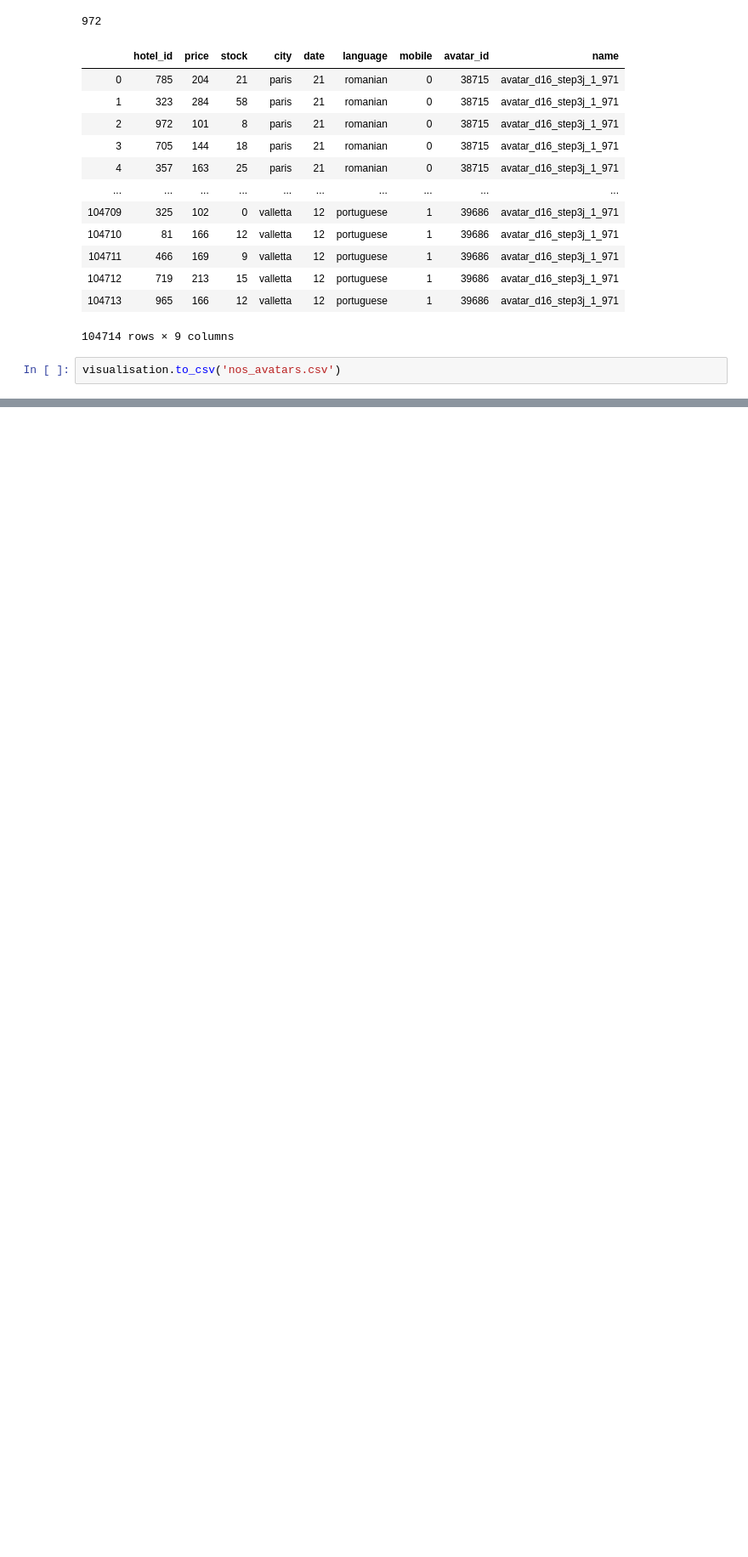
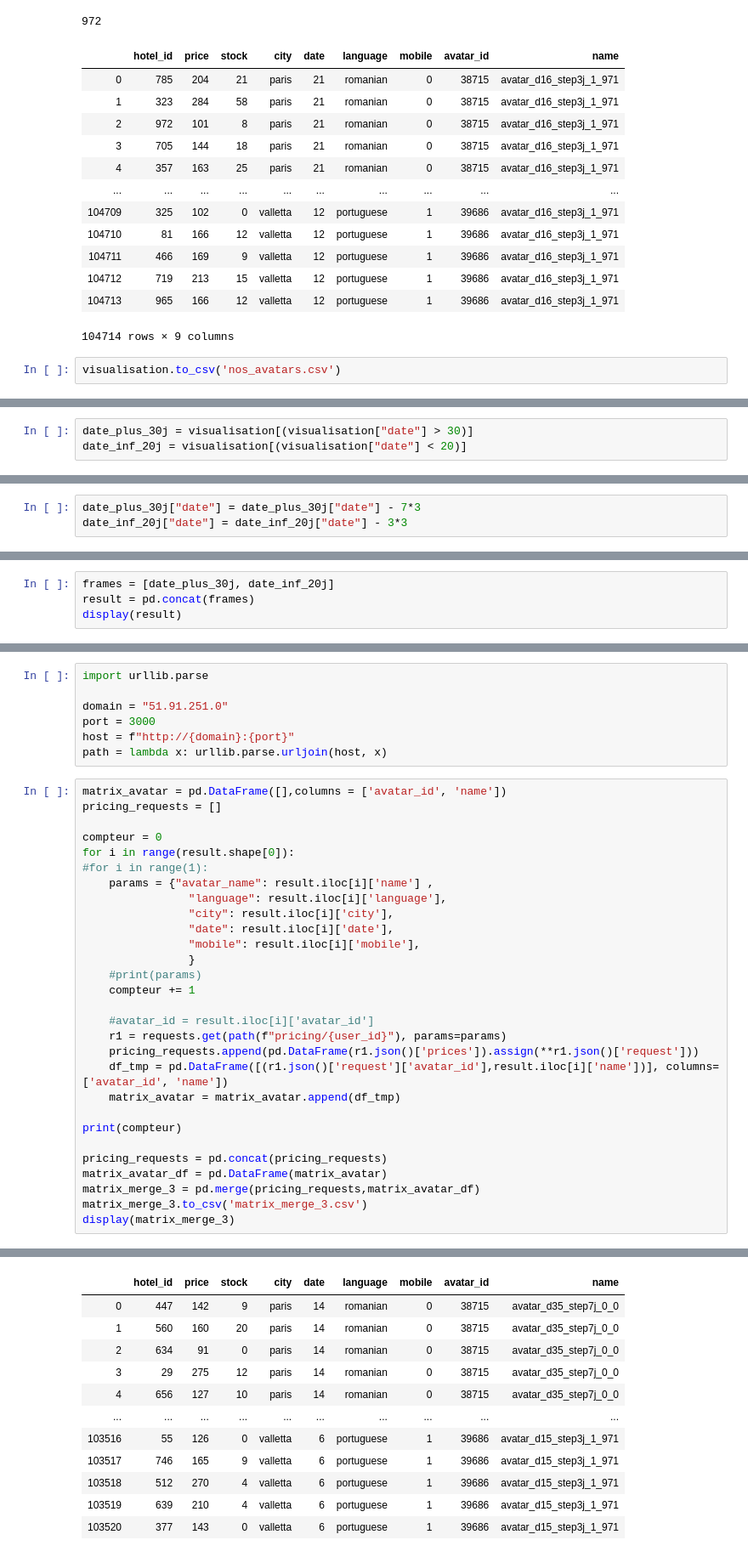
Before and after one commit to EliseBcl/D-fi_IA_2023, a Jupyter notebook: tutoriel-d-fi-ia-2023.ipynb, the cells around one changed output, grey strips where cells are left out. Shown at 85% size. Saved outputs shown, nothing was run; the diff lists cells and outputs as text; blank space fills up the shorter version.

Commit message:
3rd requests 01/11/22

```diff
--- a/tutoriel-d-fi-ia-2023.ipynb
+++ b/tutoriel-d-fi-ia-2023.ipynb
@@ -716,0 +760,3 @@ matrix_merge.to_csv('matrix_merge.csv')
+# %%
+date_plus_30j = visualisation[(visualisation["date"] > 30)]
+date_inf_20j = visualisation[(visualisation["date"] < 20)]
@@ -716,0 +793,3 @@ matrix_merge.to_csv('matrix_merge.csv')
+# %%
+date_plus_30j["date"] = date_plus_30j["date"] - 7*3
+date_inf_20j["date"] = date_inf_20j["date"] - 3*3
@@ -716,0 +836,4 @@ matrix_merge.to_csv('matrix_merge.csv')
+# %%
+frames = [date_plus_30j, date_inf_20j]
+result = pd.concat(frames)
+display(result)
@@ -716,0 +878,37 @@ matrix_merge.to_csv('matrix_merge.csv')
+# %%
+import urllib.parse
+
+domain = "51.91.251.0"
+port = 3000
+host = f"http://{domain}:{port}"
+path = lambda x: urllib.parse.urljoin(host, x)
+# %%
+matrix_avatar = pd.DataFrame([],columns = ['avatar_id', 'name'])
+pricing_requests = []
+
+compteur = 0
+for i in range(result.shape[0]):
+#for i in range(1):
+    params = {"avatar_name": result.iloc[i]['name'] ,
+                "language": result.iloc[i]['language'],
+                "city": result.iloc[i]['city'],
+                "date": result.iloc[i]['date'],
+                "mobile": result.iloc[i]['mobile'],
+                }
+    #print(params)
+    compteur += 1
+
+    #avatar_id = result.iloc[i]['avatar_id']
+    r1 = requests.get(path(f"pricing/{user_id}"), params=params)
+    pricing_requests.append(pd.DataFrame(r1.json()['prices']).assign(**r1.json()['request']))
+    df_tmp = pd.DataFrame([(r1.json()['request']['avatar_id'],result.iloc[i]['name'])], columns=['avatar_id', 'name'])
+    matrix_avatar = matrix_avatar.append(df_tmp)
+
+print(compteur)
+
+pricing_requests = pd.concat(pricing_requests)
+matrix_avatar_df = pd.DataFrame(matrix_avatar)
+matrix_merge_3 = pd.merge(pricing_requests,matrix_avatar_df)
+matrix_merge_3.to_csv('matrix_merge_3.csv')
+display(matrix_merge_3)
+# %% [output]
@@ -716,0 +916,12 @@ matrix_merge.to_csv('matrix_merge.csv')
+|  | hotel_id | price | stock | city | date | language | mobile | avatar_id | name |
+| 0 | 447 | 142 | 9 | paris | 14 | romanian | 0 | 38715 | avatar_d35_step7j_0_0 |
+| 1 | 560 | 160 | 20 | paris | 14 | romanian | 0 | 38715 | avatar_d35_step7j_0_0 |
+| 2 | 634 | 91 | 0 | paris | 14 | romanian | 0 | 38715 | avatar_d35_step7j_0_0 |
+| 3 | 29 | 275 | 12 | paris | 14 | romanian | 0 | 38715 | avatar_d35_step7j_0_0 |
+| 4 | 656 | 127 | 10 | paris | 14 | romanian | 0 | 38715 | avatar_d35_step7j_0_0 |
+| ... | ... | ... | ... | ... | ... | ... | ... | ... | ... |
+| 103516 | 55 | 126 | 0 | valletta | 6 | portuguese | 1 | 39686 | avatar_d15_step3j_1_971 |
+| 103517 | 746 | 165 | 9 | valletta | 6 | portuguese | 1 | 39686 | avatar_d15_step3j_1_971 |
+| 103518 | 512 | 270 | 4 | valletta | 6 | portuguese | 1 | 39686 | avatar_d15_step3j_1_971 |
+| 103519 | 639 | 210 | 4 | valletta | 6 | portuguese | 1 | 39686 | avatar_d15_step3j_1_971 |
+| 103520 | 377 | 143 | 0 | valletta | 6 | portuguese | 1 | 39686 | avatar_d15_step3j_1_971 |
```
Also changed, not shown: parts of 15 cells of this notebook, 1 other file.
